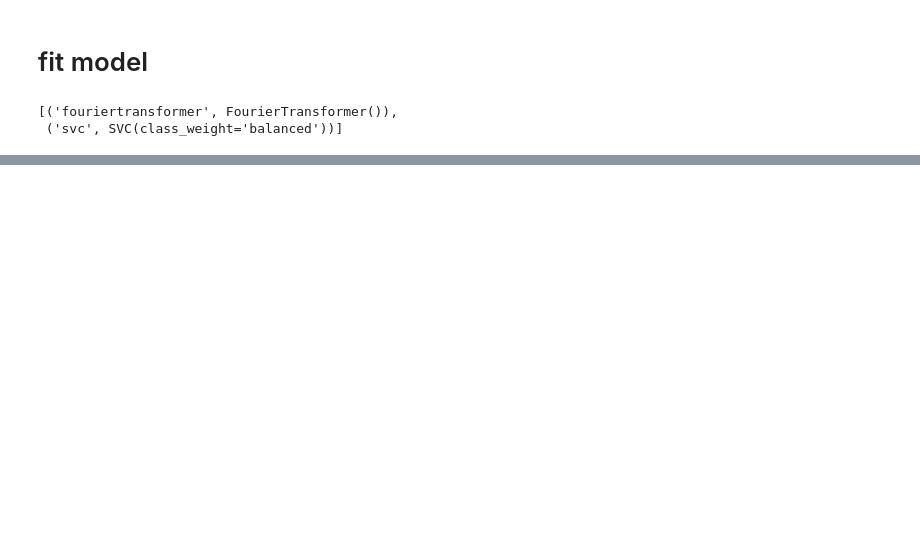
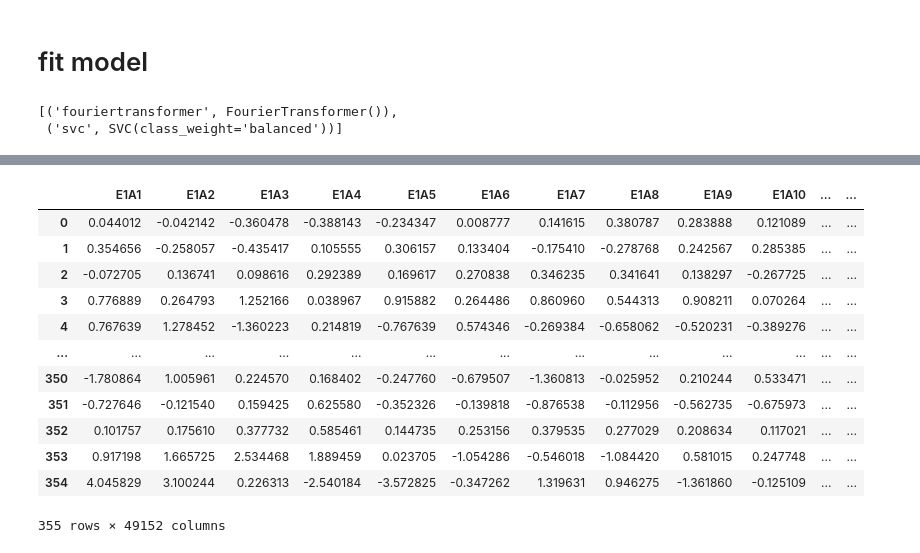
Before and after one commit to MattiaCastaldo/Hackaton_2023_G17, a Jupyter notebook: ftt.ipynb, the cells around one changed output, grey strips where cells are left out. Saved outputs shown, nothing was run; the diff lists cells and outputs as text; code cells hidden in the pictures; blank space fills up the shorter version.

```diff
--- a/ftt.ipynb
+++ b/ftt.ipynb
@@ -54,0 +104,18 @@ cv.best_params_, cv.best_score_
+# %%
+df_sub = pd.read_csv('data\\test.csv')
+# %%
+df_sub.iloc[:,4:]
+# %% [output]
+|  | E1A1 | E1A2 | E1A3 | E1A4 | E1A5 | E1A6 | E1A7 | E1A8 | E1A9 | E1A10 | ... | ... |
+| 0 | 0.044012 | -0.042142 | -0.360478 | -0.388143 | -0.234347 | 0.008777 | 0.141615 | 0.380787 | 0.283888 | 0.121089 | ... | ... |
+| 1 | 0.354656 | -0.258057 | -0.435417 | 0.105555 | 0.306157 | 0.133404 | -0.175410 | -0.278768 | 0.242567 | 0.285385 | ... | ... |
+| 2 | -0.072705 | 0.136741 | 0.098616 | 0.292389 | 0.169617 | 0.270838 | 0.346235 | 0.341641 | 0.138297 | -0.267725 | ... | ... |
+| 3 | 0.776889 | 0.264793 | 1.252166 | 0.038967 | 0.915882 | 0.264486 | 0.860960 | 0.544313 | 0.908211 | 0.070264 | ... | ... |
+| 4 | 0.767639 | 1.278452 | -1.360223 | 0.214819 | -0.767639 | 0.574346 | -0.269384 | -0.658062 | -0.520231 | -0.389276 | ... | ... |
+| ... | ... | ... | ... | ... | ... | ... | ... | ... | ... | ... | ... | ... |
+| 350 | -1.780864 | 1.005961 | 0.224570 | 0.168402 | -0.247760 | -0.679507 | -1.360813 | -0.025952 | 0.210244 | 0.533471 | ... | ... |
+| 351 | -0.727646 | -0.121540 | 0.159425 | 0.625580 | -0.352326 | -0.139818 | -0.876538 | -0.112956 | -0.562735 | -0.675973 | ... | ... |
+| 352 | 0.101757 | 0.175610 | 0.377732 | 0.585461 | 0.144735 | 0.253156 | 0.379535 | 0.277029 | 0.208634 | 0.117021 | ... | ... |
+| 353 | 0.917198 | 1.665725 | 2.534468 | 1.889459 | 0.023705 | -1.054286 | -0.546018 | -1.084420 | 0.581015 | 0.247748 | ... | ... |
+| 354 | 4.045829 | 3.100244 | 0.226313 | -2.540184 | -3.572825 | -0.347262 | 1.319631 | 0.946275 | -1.361860 | -0.125109 | ... | ... |
+355 rows × 49152 columns
```
Also changed, not shown: parts of 10 cells of this notebook, 1 other file.
